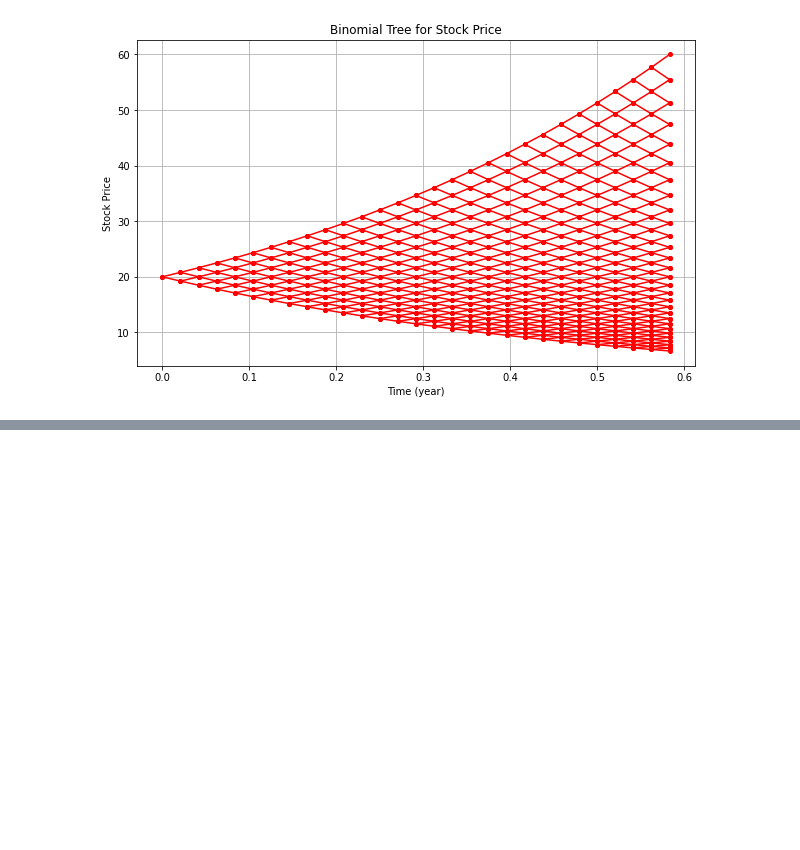
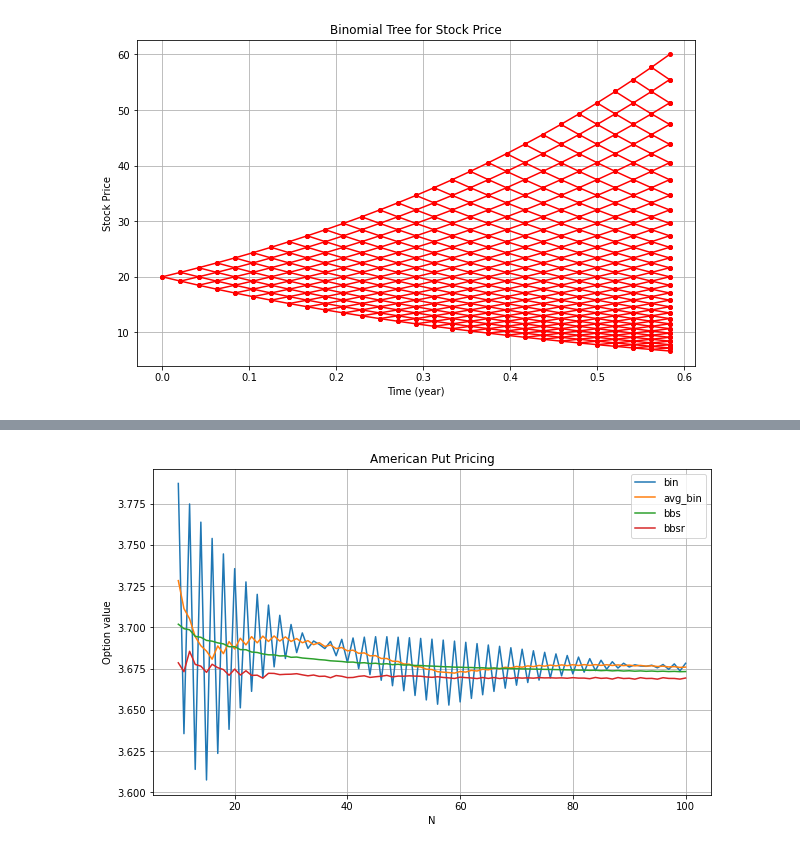
Before and after one commit to bradleyboyuyang/MTH9821-9831, a Jupyter notebook: MTH9821/hw3.ipynb, the cells around one changed output, grey strips where cells are left out. Drawn from its saved outputs; the diff is of its cells as text; code cells hidden in the pictures; blank space fills up the shorter version.

```diff
--- a/MTH9821/hw3.ipynb
+++ b/MTH9821/hw3.ipynb
@@ -43,0 +210,18 @@ plt.show()
+# %%
+fig, ax = plt.subplots(figsize=(10, 6))
+ax.plot(df_am.index, df_am['bin'], label='bin')
+ax.plot(df_am.index, df_am['avg_bin'], label='avg_bin')
+ax.plot(df_am.index, df_am['bbs'], label='bbs')
+ax.plot(df_am.index, df_am['bbsr'], label='bbsr')
+
+# Add labels and a legend
+ax.set_xlabel('N')
+ax.set_ylabel('Option value')
+ax.set_title('American Put Pricing')
+ax.legend()
+
+# Display the plot
+plt.grid(True)
+plt.show()
+# %% [output]
+[figure, added]
```
Also changed, not shown: parts of 9 cells of this notebook, 5 other files.
